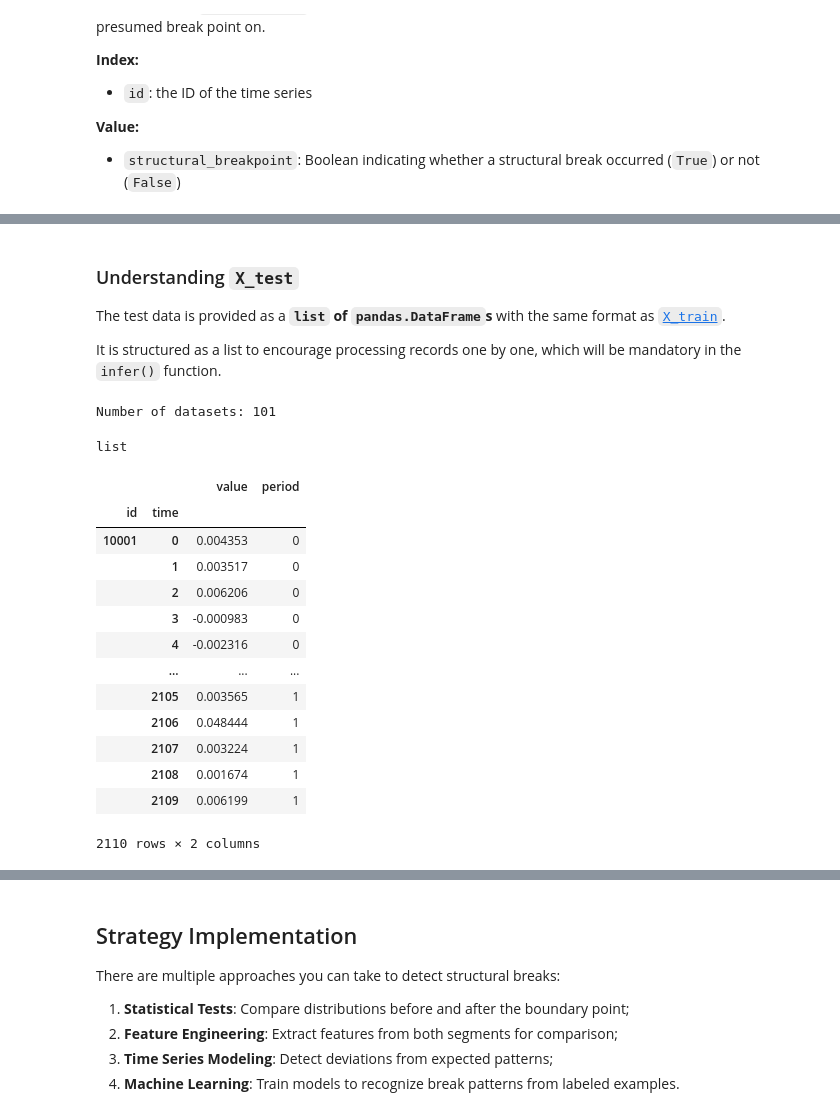
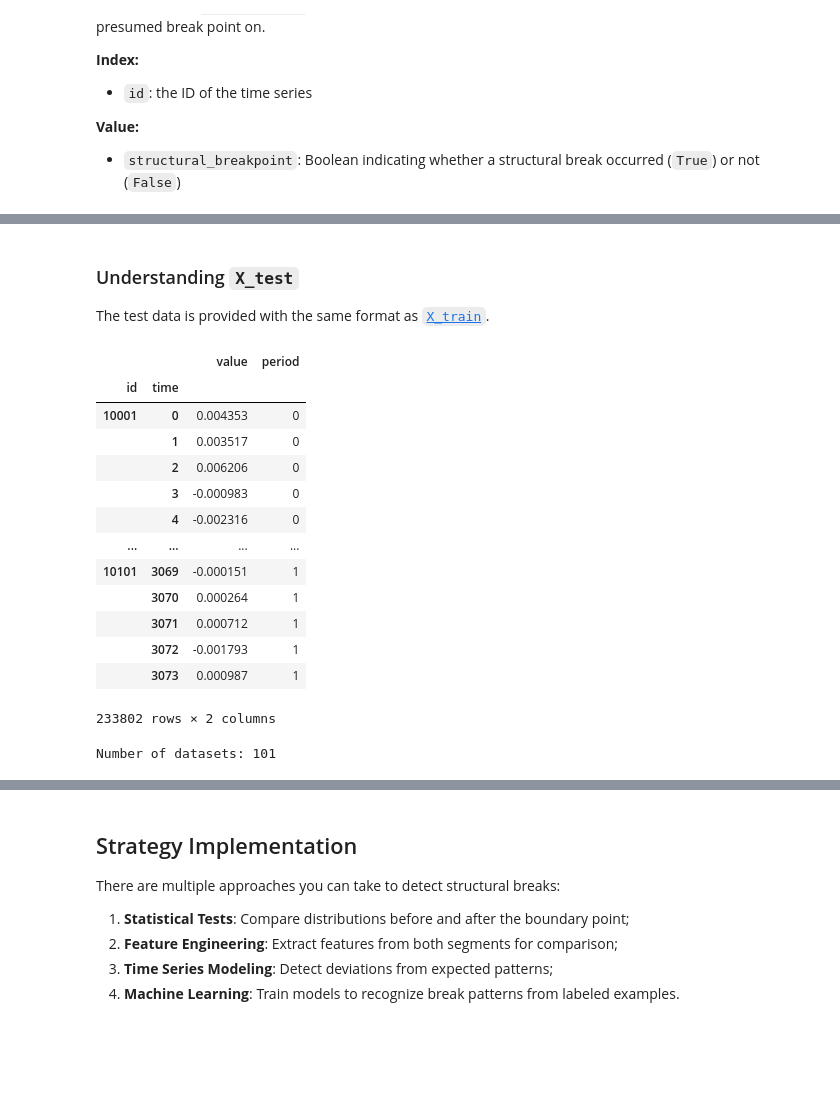
Before and after one commit to crunchdao/competitions, a Jupyter notebook: competitions/structural-break-2/quickstarters/baseline/baseline.ipynb, the cells around one changed output, grey strips where cells are left out. Cells and saved outputs as stored; diff of their text form; code cells hidden in the pictures; blank space fills up the shorter version.

Commit message:
feat(structural-break-2/baseline): change load data return type

```diff
--- a/competitions/structural-break-2/quickstarters/baseline/baseline.ipynb
+++ b/competitions/structural-break-2/quickstarters/baseline/baseline.ipynb
@@ -81,7 +92,7 @@ X_train, y_train, X_test = crunch_tools.load_data()
 
 X_train = typing.cast(pd.DataFrame, X_train)
 y_train = typing.cast(pd.Series, y_train)
-X_test = typing.cast(typing.List[pd.DataFrame], X_test)
+X_test = typing.cast(pd.DataFrame, X_test)
 # %% [markdown]
 ### Understanding `X_train`
 
@@ -140,31 +153,26 @@ Name: structural_breakpoint, Length: 10001, dtype: bool
 # %% [markdown]
 ### Understanding `X_test`
 
-The test data is provided as a **`list` of `pandas.DataFrame`s** with the same format as [`X_train`](#understanding-X_test).
-
-It is structured as a list to encourage processing records one by one, which will be mandatory in the `infer()` function.
+The test data is provided with the same format as [`X_train`](#understanding-X_train).
-# %%
-print("Number of datasets:", len(X_test))
-# %% [output]
-Number of datasets: 101
-# %%
-type(X_test)
-# %% [output]
-list
 # %%
-X_test[0]
+X_test
 # %% [output]
 |  |  | value | period |
 | id | time |  |  |
 | 10001 | 0 | 0.004353 | 0 |
 |  | 1 | 0.003517 | 0 |
 |  | 2 | 0.006206 | 0 |
 |  | 3 | -0.000983 | 0 |
 |  | 4 | -0.002316 | 0 |
-|  | ... | ... | ... |
-|  | 2105 | 0.003565 | 1 |
-|  | 2106 | 0.048444 | 1 |
-|  | 2107 | 0.003224 | 1 |
-|  | 2108 | 0.001674 | 1 |
-|  | 2109 | 0.006199 | 1 |
+| ... | ... | ... | ... |
+| 10101 | 3069 | -0.000151 | 1 |
+|  | 3070 | 0.000264 | 1 |
+|  | 3071 | 0.000712 | 1 |
+|  | 3072 | -0.001793 | 1 |
+|  | 3073 | 0.000987 | 1 |
-2110 rows × 2 columns
+233802 rows × 2 columns
+# %%
+dataset_ids = X_test.index.get_level_values("id").unique()
+print("Number of datasets:", len(dataset_ids))
+# %% [output]
+Number of datasets: 101
```
Also changed, not shown: parts of 5 cells of this notebook.
